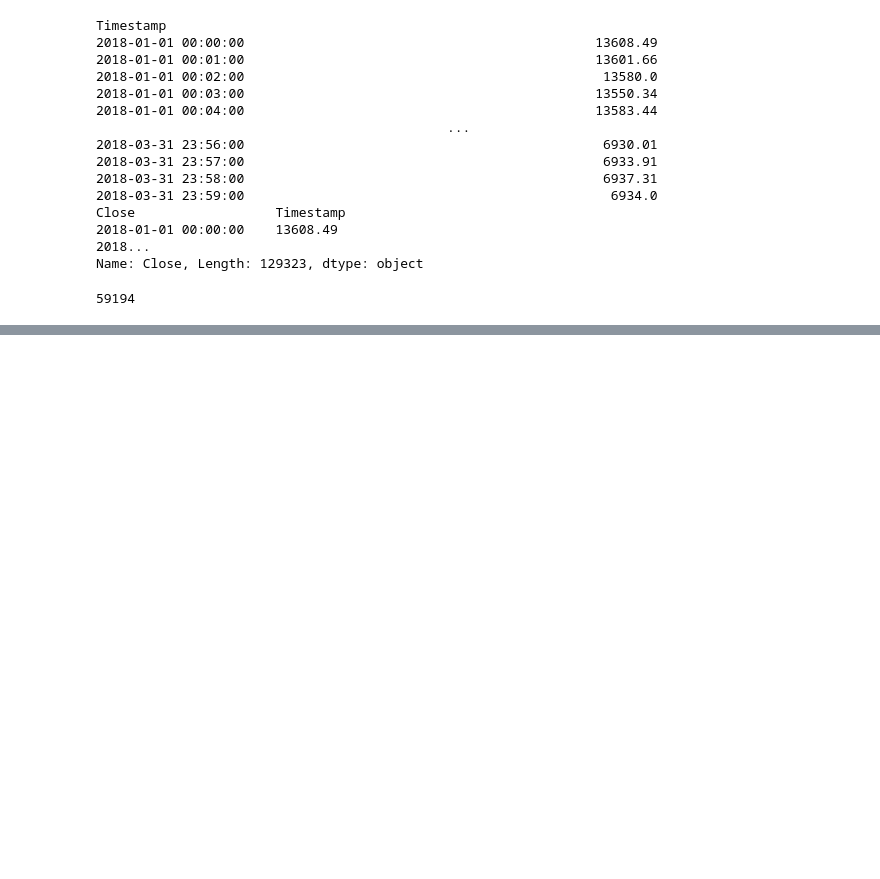
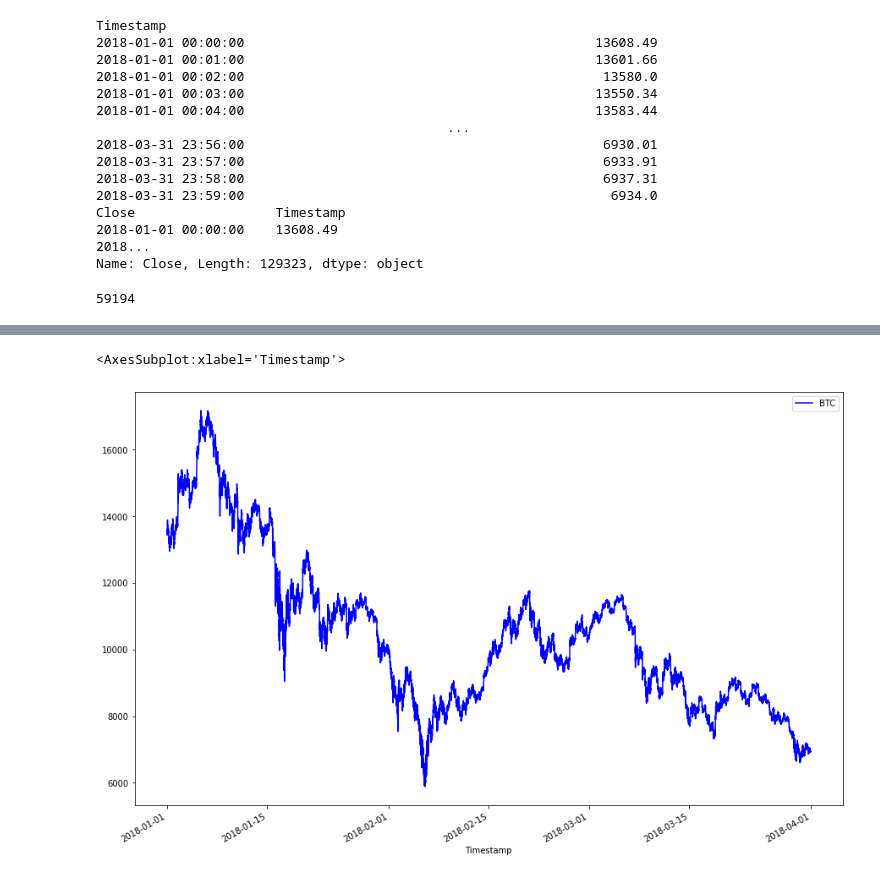
Before and after one commit to MajidKouki/c3-crypto-arbitrage, a Jupyter notebook: crypto_arbitrage.ipynb, the cells around one changed output, grey strips where cells are left out. Drawn from its saved outputs; the diff is of its cells as text; code cells hidden in the pictures; blank space fills up the shorter version.

```diff
--- a/crypto_arbitrage.ipynb
+++ b/crypto_arbitrage.ipynb
@@ -566,0 +242,6 @@ cumulative_profit_early = # YOUR CODE HERE
+# %%
+# Created line plot for coinbase data
+coinbase["Close"].plot(legend=True, figsize=(15, 10), color="blue", label="BTC")
+# %% [output]
+<AxesSubplot:xlabel='Timestamp'>
+[figure, added]
```
Also changed, not shown: parts of 101 cells of this notebook.
